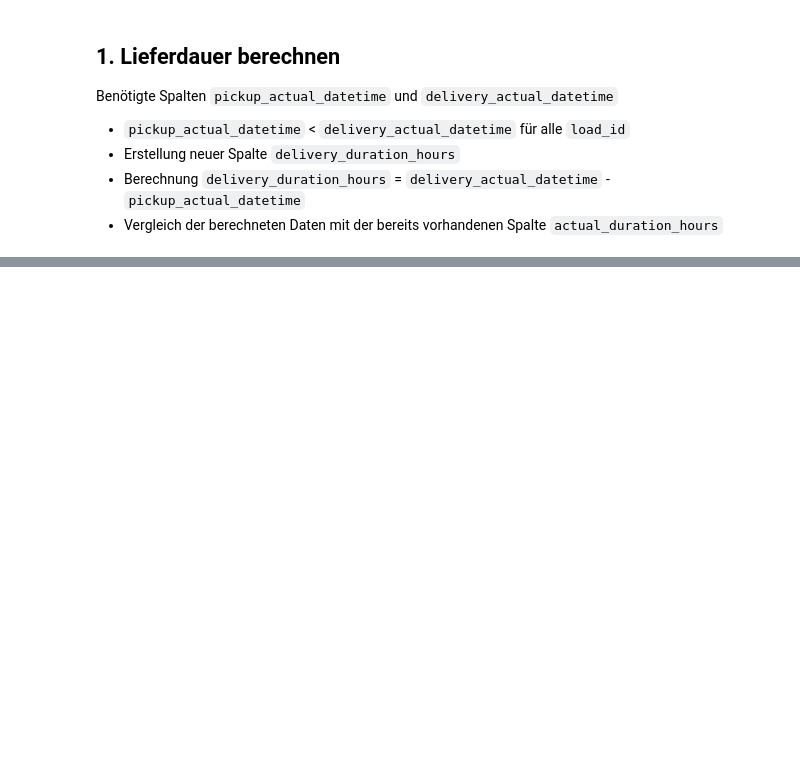
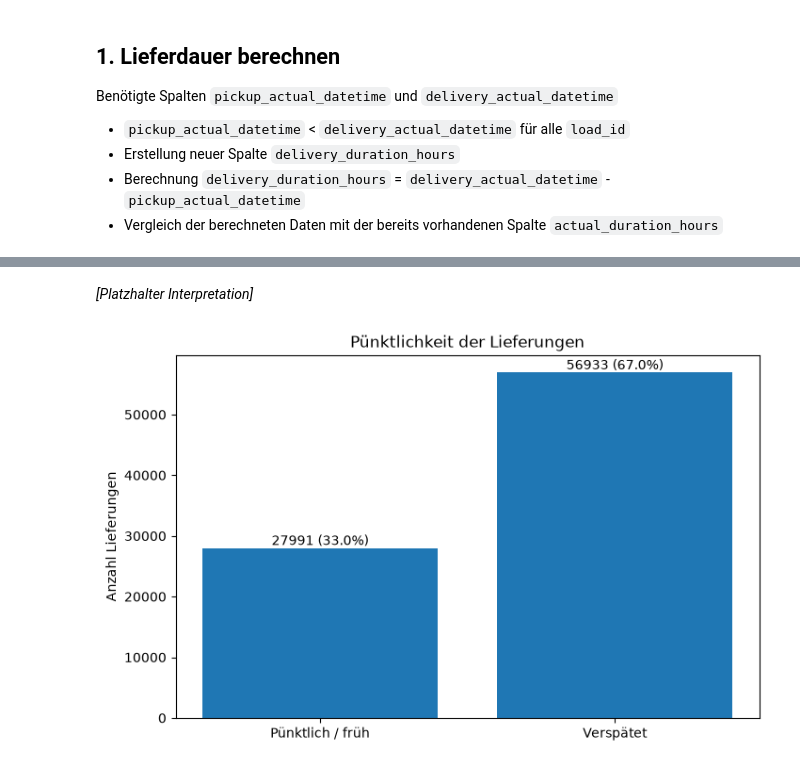
Before and after one commit to NowhereOutThere/smart-logistics-analytics, a Jupyter notebook: notebooks/01_delivery_performance.ipynb, the cells around one changed output, grey strips where cells are left out. Saved outputs shown, nothing was run; the diff lists cells and outputs as text; code cells hidden in the pictures; blank space fills up the shorter version.

```diff
--- a/notebooks/01_delivery_performance.ipynb
+++ b/notebooks/01_delivery_performance.ipynb
@@ -239,0 +33,11 @@ calculation_df = final_flat_df.copy()
+# %%
+import sys
+sys.path.append("../src")
+
+import pandas as pd
+import matplotlib.pyplot as plt
+
+from delivery_pipeline import run_pipeline
+
+clean_df = run_pipeline()
+print(f"Für die Analyse verwendete Loads: {len(clean_df)}")
@@ -425,0 +122,15 @@ plt.show()
+# %% [markdown]
+*[Platzhalter Interpretation]*
+# %%
+delay_counts = clean_df["is_delayed_delivery"].value_counts()
+labels = ["Pünktlich / früh", "Verspätet"]
+values = [delay_counts.get(False, 0), delay_counts.get(True, 0)]
+
+fig, ax = plt.subplots(figsize=(8, 5))
+bars = ax.bar(labels, values)
+ax.bar_label(bars, labels=[f"{v} ({v/sum(values)*100:.1f}%)" for v in values])
+ax.set_ylabel("Anzahl Lieferungen")
+ax.set_title("Pünktlichkeit der Lieferungen")
+plt.show()
+# %% [output]
+[figure, added]
```
Also changed, not shown: parts of 44 cells of this notebook.
